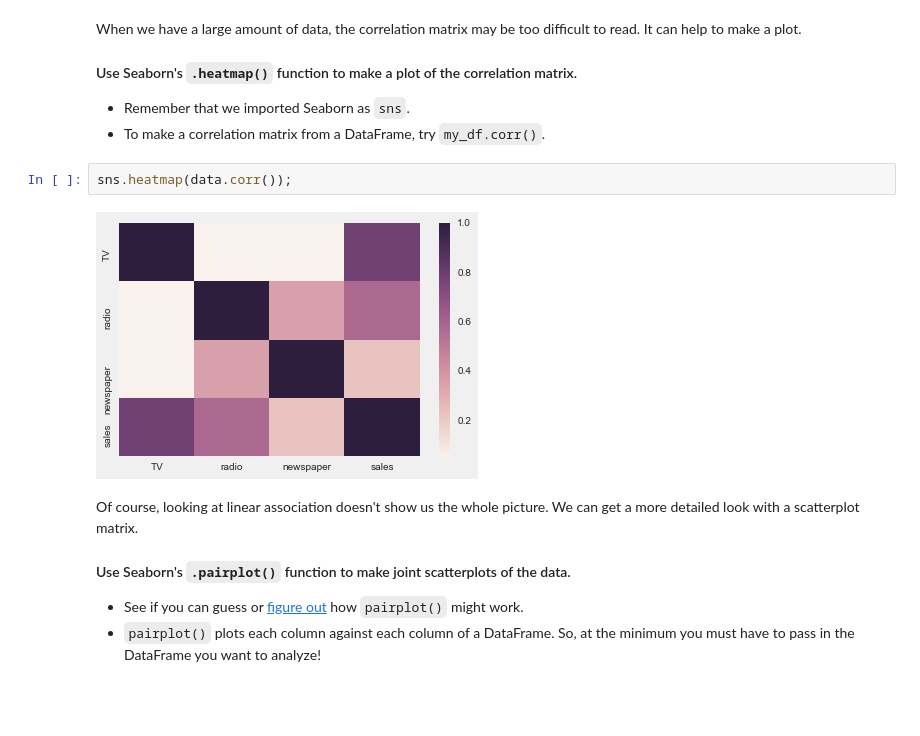
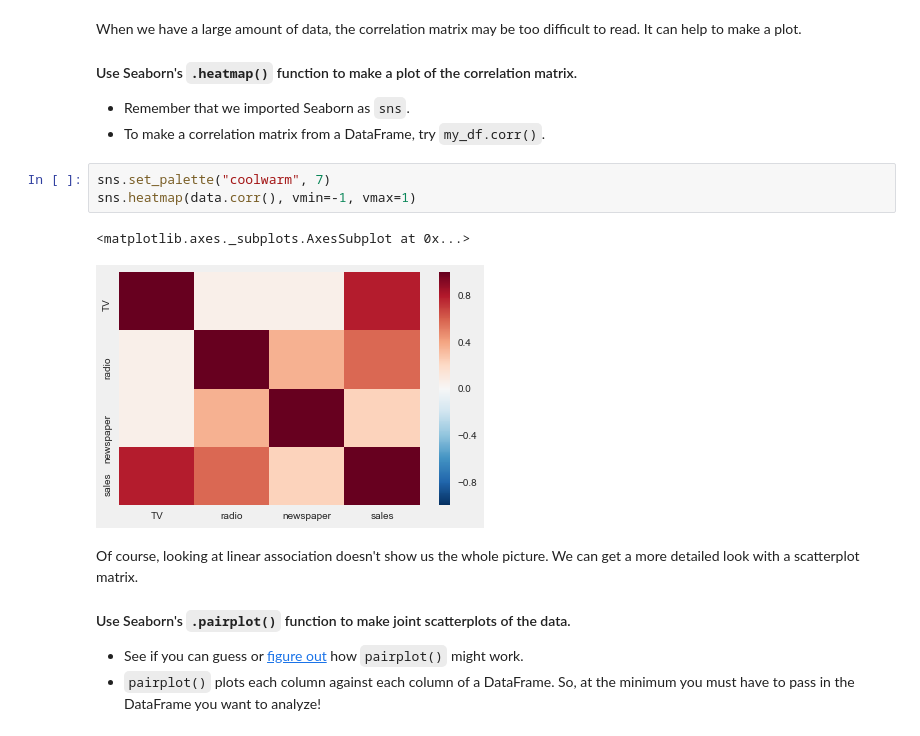
Before and after one commit to aidanconnolly/ga-ds829-experiments-hypothesis-tests, a Jupyter notebook: solution-code/experiments-hypothesis-tests_solutions.ipynb, the cells around one changed output. Cells and saved outputs as stored; diff of their text form; blank space fills up the shorter version.

Commit message:
change heatmap to diverging color scheme

```diff
--- a/solution-code/experiments-hypothesis-tests_solutions.ipynb
+++ b/solution-code/experiments-hypothesis-tests_solutions.ipynb
@@ -220,9 +220,11 @@ When we have a large amount of data, the correlation matrix may be too difficult
 - Remember that we imported Seaborn as `sns`.
 - To make a correlation matrix from a DataFrame, try `my_df.corr()`.
 # %%
-sns.heatmap(data.corr());
+sns.set_palette("coolwarm", 7)
+sns.heatmap(data.corr(), vmin=-1, vmax=1)
 # %% [output]
+<matplotlib.axes._subplots.AxesSubplot at 0x...>
-[figure, old version]
+[figure, new version]
 # %% [markdown]
 Of course, looking at linear association doesn't show us the whole picture. We can get a more detailed look with a scatterplot matrix.
 
```
Also changed, not shown: parts of 11 cells of this notebook, 1 other file.
